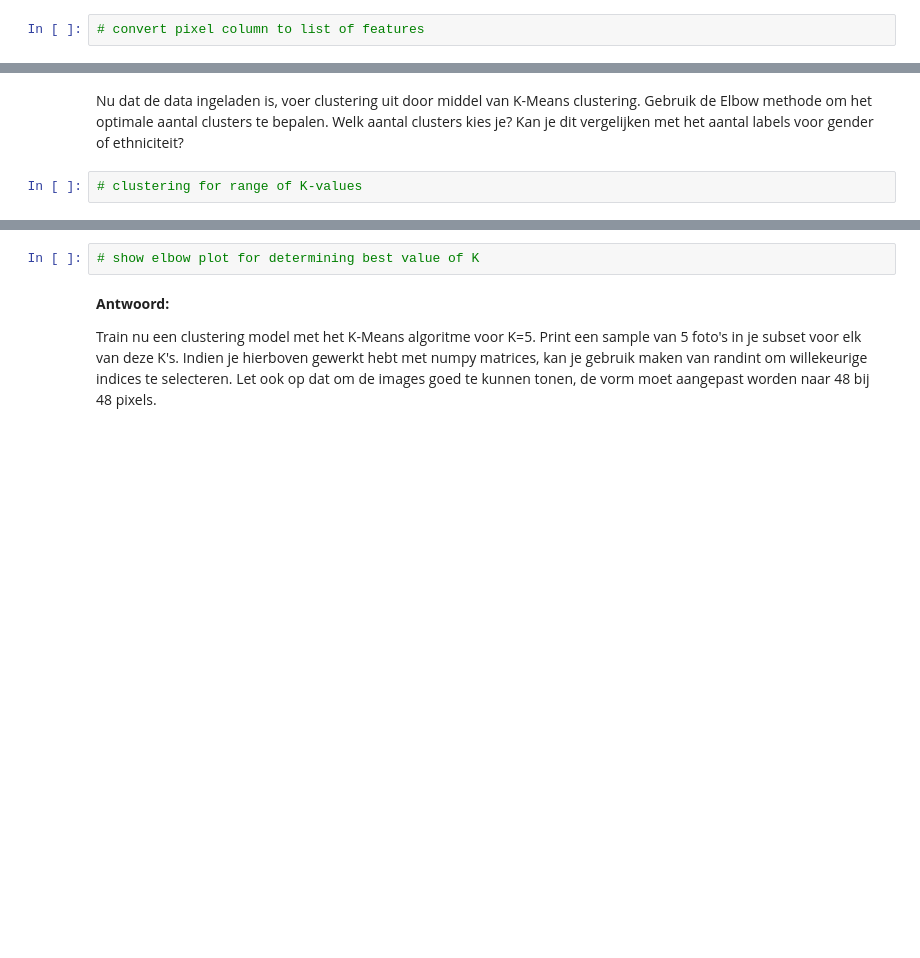
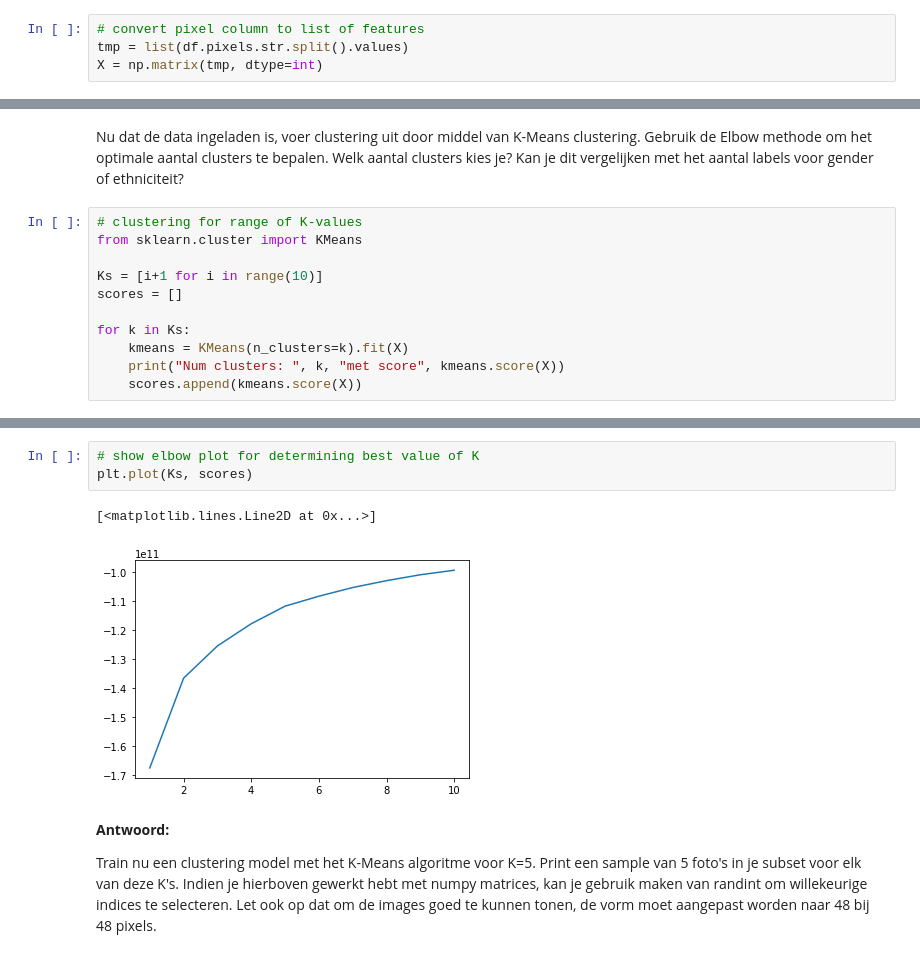
Before and after one commit to OdiseeDataScience2122/Leerstof_2122, a Jupyter notebook: 19_PCA/Unsupervised_Learning.ipynb, the cells around one changed output, grey strips where cells are left out. Saved outputs shown, nothing was run; the diff lists cells and outputs as text; blank space fills up the shorter version.

```diff
--- a/19_PCA/Unsupervised_Learning.ipynb
+++ b/19_PCA/Unsupervised_Learning.ipynb
@@ -59,3 +130,5 @@ Er zijn verscheidene mogelijkheden om dit te bereiken. Je kan bijvoorbeeld werke
 Nadat deze dan gesplits worden kan je die omzetten naar een numpy matrix met een figuur per rij en de kolommen de verschillende pixelwaarden.
 # %%
 # convert pixel column to list of features
+tmp = list(df.pixels.str.split().values)
+X = np.matrix(tmp, dtype=int)
@@ -65,3 +142,12 @@ Gebruik de Elbow methode om het optimale aantal clusters te bepalen.
 Welk aantal clusters kies je? Kan je dit vergelijken met het aantal labels voor gender of ethniciteit?
 # %%
 # clustering for range of K-values
+from sklearn.cluster import KMeans
+
+Ks = [i+1 for i in range(10)]
+scores = []
+
+for k in Ks:
+    kmeans = KMeans(n_clusters=k).fit(X)
+    print("Num clusters: ", k, "met score", kmeans.score(X))
+    scores.append(kmeans.score(X))
@@ -68,5 +165,9 @@ Welk aantal clusters kies je? Kan je dit vergelijken met het aantal labels voor
 # %%
 # show elbow plot for determining best value of K
+plt.plot(Ks, scores)
+# %% [output]
+[<matplotlib.lines.Line2D at 0x...>]
+[figure, added]
 # %% [markdown]
 **Antwoord:**
 
```
Also changed, not shown: parts of 14 cells of this notebook, 1 other file.
